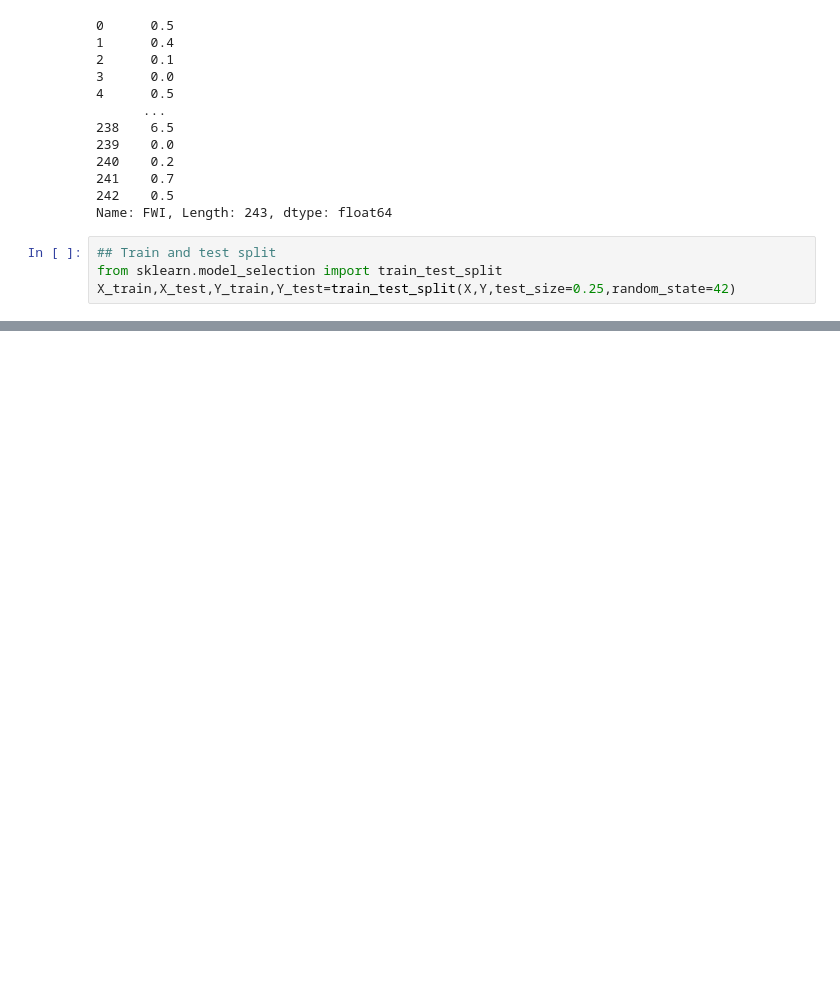
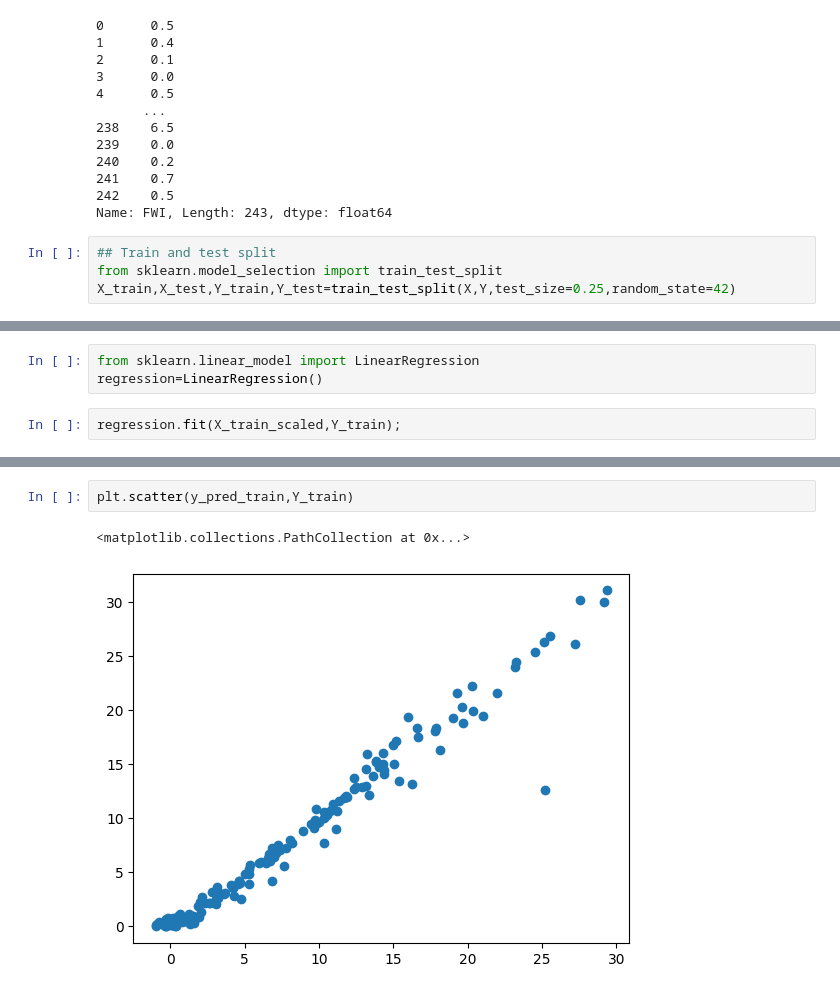
Before and after one commit to aishwarykesarwani/Data-Science, a Jupyter notebook: Udemy MLops/4-Ridge Lasso And Elasticnet/model_training.ipynb, the cells around one changed output, grey strips where cells are left out. Saved outputs shown, nothing was run; the diff lists cells and outputs as text; blank space fills up the shorter version.

```diff
--- a/Udemy MLops/4-Ridge Lasso And Elasticnet/model_training.ipynb
+++ b/Udemy MLops/4-Ridge Lasso And Elasticnet/model_training.ipynb
@@ -77,0 +147,5 @@ X_train,X_test,Y_train,Y_test=train_test_split(X,Y,test_size=0.25,random_state=4
+# %%
+from sklearn.linear_model import LinearRegression
+regression=LinearRegression()
+# %%
+regression.fit(X_train_scaled,Y_train);
@@ -77,0 +179,5 @@ X_train,X_test,Y_train,Y_test=train_test_split(X,Y,test_size=0.25,random_state=4
+# %%
+plt.scatter(y_pred_train,Y_train)
+# %% [output]
+<matplotlib.collections.PathCollection at 0x...>
+[figure, added]
```
Also changed, not shown: parts of 29 cells of this notebook, 1 other file.
